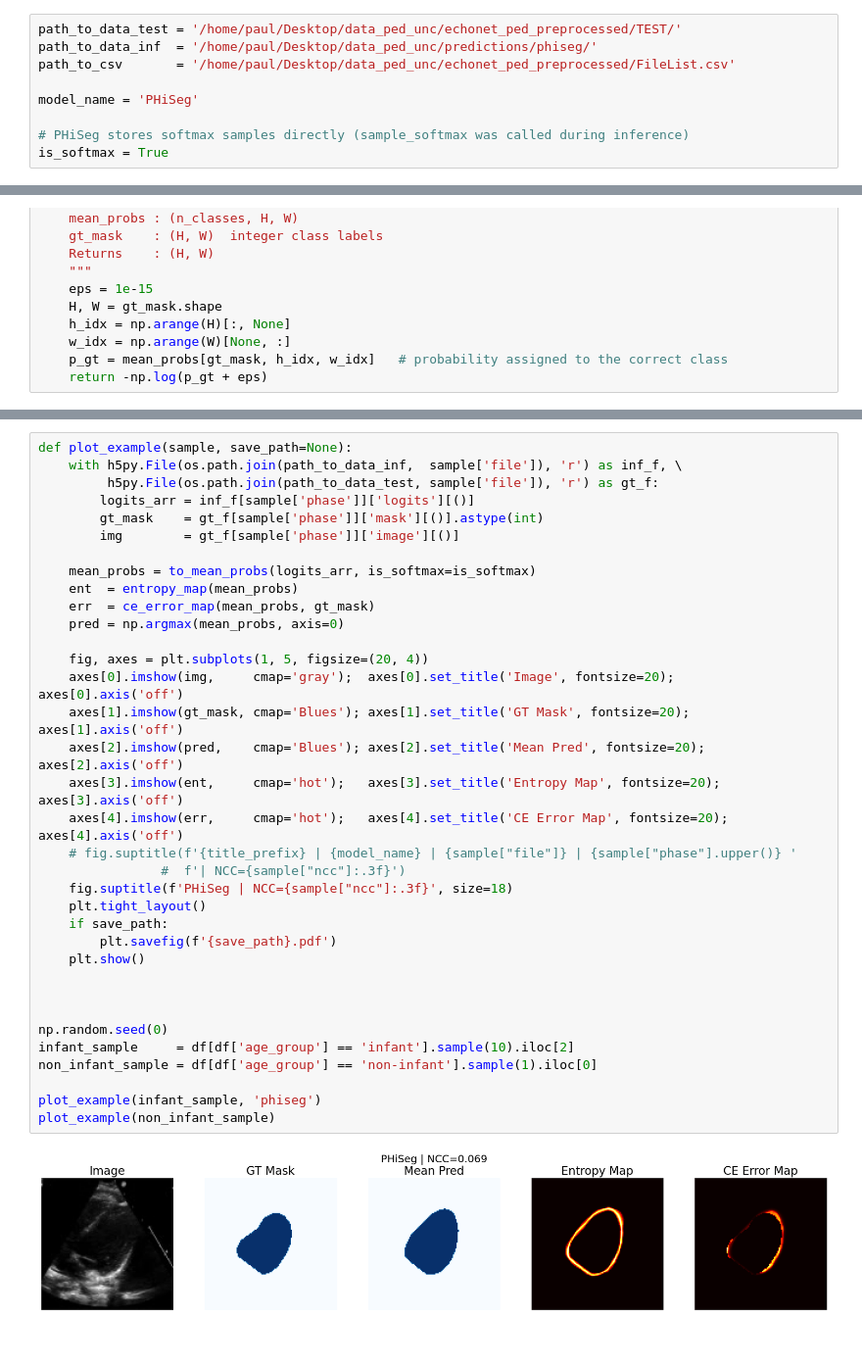
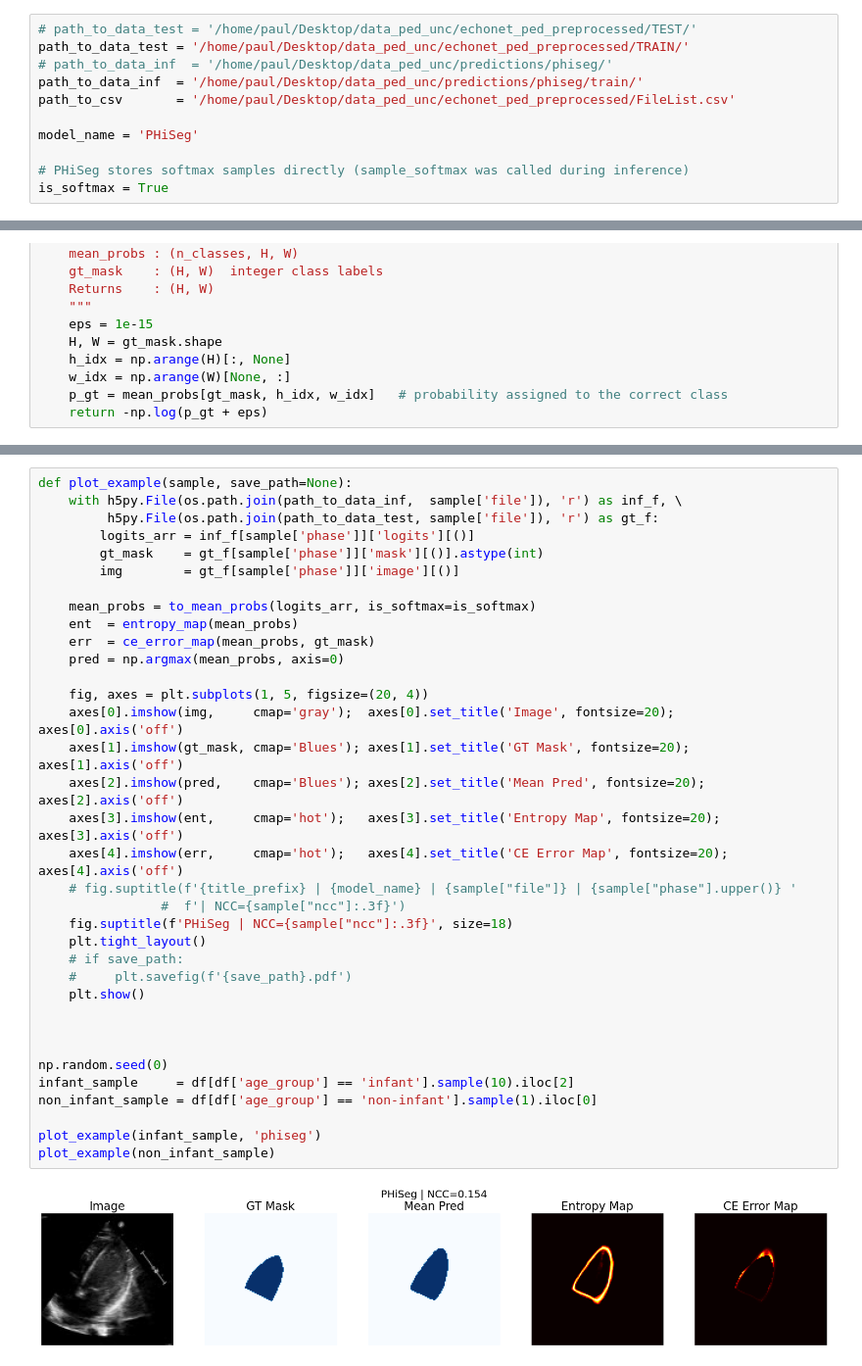
Before and after one commit to paulkogni/echonet, a Jupyter notebook: exp/exp031_uncertainty_corr_phiseg.ipynb, the cells around one changed output, grey strips where cells are left out. Shown at 98% size. Cells and saved outputs as stored; diff of their text form.

```diff
--- a/exp/exp031_uncertainty_corr_phiseg.ipynb
+++ b/exp/exp031_uncertainty_corr_phiseg.ipynb
@@ -9,8 +9,10 @@ import matplotlib.pyplot as plt
 
 np.random.seed(42)
 # %%
-path_to_data_test = '/home/paul/Desktop/data_ped_unc/echonet_ped_preprocessed/TEST/'
-path_to_data_inf  = '/home/paul/Desktop/data_ped_unc/predictions/phiseg/'
+# path_to_data_test = '/home/paul/Desktop/data_ped_unc/echonet_ped_preprocessed/TEST/'
+path_to_data_test = '/home/paul/Desktop/data_ped_unc/echonet_ped_preprocessed/TRAIN/'
+# path_to_data_inf  = '/home/paul/Desktop/data_ped_unc/predictions/phiseg/'
+path_to_data_inf  = '/home/paul/Desktop/data_ped_unc/predictions/phiseg/train/'
 path_to_csv       = '/home/paul/Desktop/data_ped_unc/echonet_ped_preprocessed/FileList.csv'
 
 model_name = 'PHiSeg'
@@ -168,33 +170,33 @@ def plot_example(sample, save_path=None):
         logits_arr = inf_f[sample['phase']]['logits'][()]
         gt_mask    = gt_f[sample['phase']]['mask'][()].astype(int)
         img        = gt_f[sample['phase']]['image'][()]
 
     mean_probs = to_mean_probs(logits_arr, is_softmax=is_softmax)
     ent  = entropy_map(mean_probs)
     err  = ce_error_map(mean_probs, gt_mask)
     pred = np.argmax(mean_probs, axis=0)
 
     fig, axes = plt.subplots(1, 5, figsize=(20, 4))
     axes[0].imshow(img,     cmap='gray');  axes[0].set_title('Image', fontsize=20);        axes[0].axis('off')
     axes[1].imshow(gt_mask, cmap='Blues'); axes[1].set_title('GT Mask', fontsize=20);      axes[1].axis('off')
     axes[2].imshow(pred,    cmap='Blues'); axes[2].set_title('Mean Pred', fontsize=20);    axes[2].axis('off')
     axes[3].imshow(ent,     cmap='hot');   axes[3].set_title('Entropy Map', fontsize=20);  axes[3].axis('off')
     axes[4].imshow(err,     cmap='hot');   axes[4].set_title('CE Error Map', fontsize=20); axes[4].axis('off')
     # fig.suptitle(f'{title_prefix} | {model_name} | {sample["file"]} | {sample["phase"].upper()} '
                 #  f'| NCC={sample["ncc"]:.3f}')
     fig.suptitle(f'PHiSeg | NCC={sample["ncc"]:.3f}', size=18)
     plt.tight_layout()
-    if save_path:
-        plt.savefig(f'{save_path}.pdf')
+    # if save_path:
+    #     plt.savefig(f'{save_path}.pdf')
     plt.show()
 
 
 
 np.random.seed(0)
 infant_sample     = df[df['age_group'] == 'infant'].sample(10).iloc[2]
 non_infant_sample = df[df['age_group'] == 'non-infant'].sample(1).iloc[0]
 
 plot_example(infant_sample, 'phiseg')
 plot_example(non_infant_sample)
 # %% [output]
-[figure, old version]
+[figure, new version]
```
Also changed, not shown: parts of 3 cells of this notebook, 5 other files.
